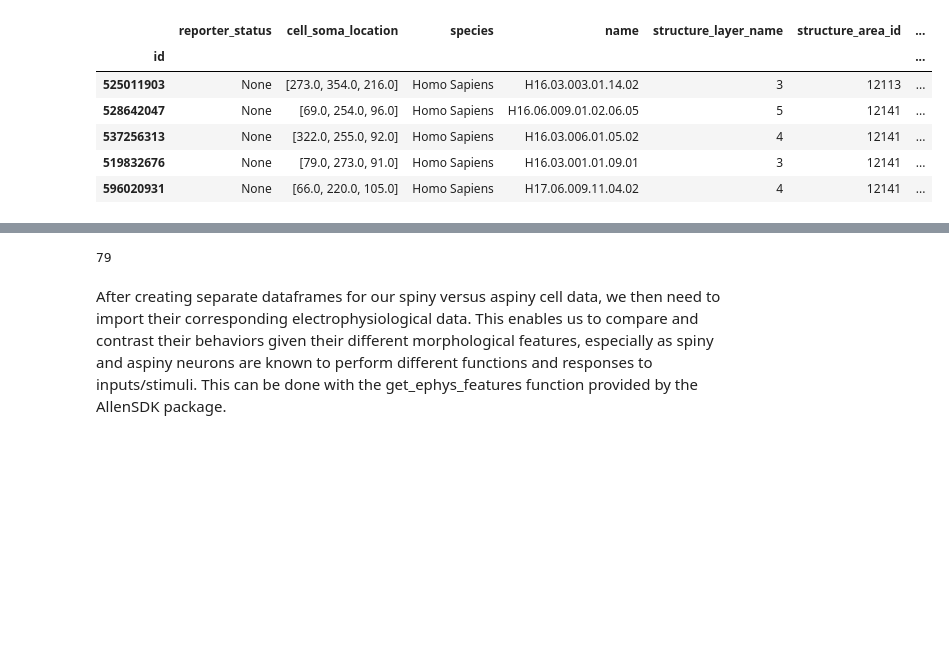
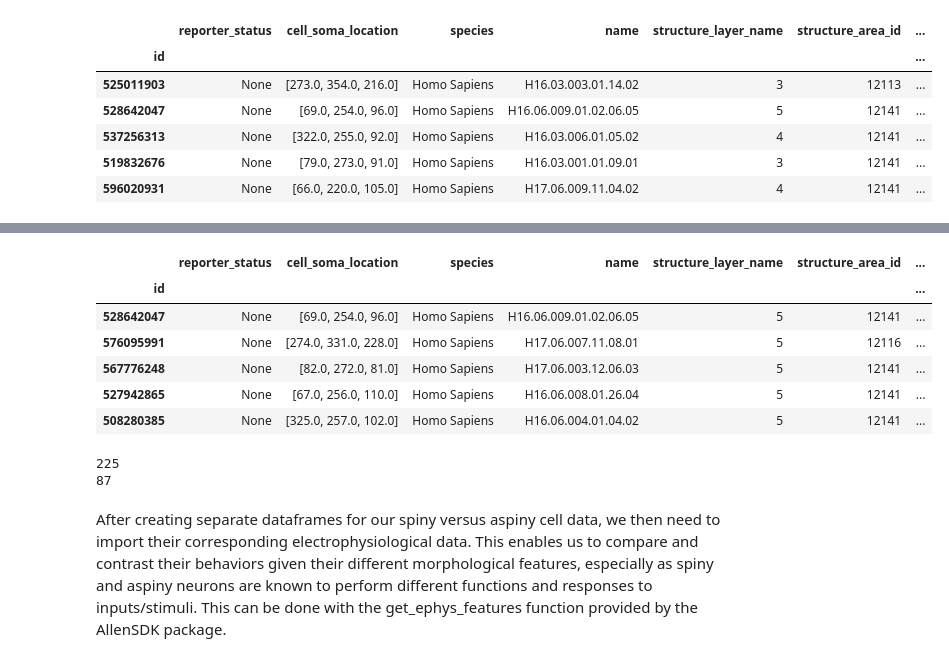
Before and after one commit to cbn003/CellTypes, a Jupyter notebook: CellTypesProject.ipynb, the cells around one changed output, grey strips where cells are left out. Drawn from its saved outputs; the diff is of its cells as text; code cells hidden in the pictures; blank space fills up the shorter version.

```diff
--- a/CellTypesProject.ipynb
+++ b/CellTypesProject.ipynb
@@ -85,9 +92,21 @@ len(human_spiny)
 # %%
 # Checking the dataframe to ensure it has the correct rows
-human_aspiny.head(5)
-len(human_aspiny)
+human_layer5.head(5)
 # %% [output]
-79
+|  | reporter_status | cell_soma_location | species | name | structure_layer_name | structure_area_id | ... |
+| id |  |  |  |  |  |  | ... |
+| 528642047 | None | [69.0, 254.0, 96.0] | Homo Sapiens | H16.06.009.01.02.06.05 | 5 | 12141 | ... |
+| 576095991 | None | [274.0, 331.0, 228.0] | Homo Sapiens | H17.06.007.11.08.01 | 5 | 12116 | ... |
+| 567776248 | None | [82.0, 272.0, 81.0] | Homo Sapiens | H17.06.003.12.06.03 | 5 | 12141 | ... |
+| 527942865 | None | [67.0, 256.0, 110.0] | Homo Sapiens | H16.06.008.01.26.04 | 5 | 12141 | ... |
+| 508280385 | None | [325.0, 257.0, 102.0] | Homo Sapiens | H16.06.004.01.04.02 | 5 | 12141 | ... |
+# %%
+# Checking the number of cells in each database
+print(len(human_layer3))
+print(len(human_layer5))
+# %% [output]
+225
+87
 # %% [markdown]
 After creating separate dataframes for our spiny versus aspiny cell data, we then need to import their corresponding electrophysiological data. This enables us to compare and contrast their behaviors given their different morphological features, especially as spiny and aspiny neurons are known to perform different functions and responses to inputs/stimuli. This can be done with the get_ephys_features function provided by the AllenSDK package.
 # %%
```
Also changed, not shown: parts of 21 cells of this notebook.
